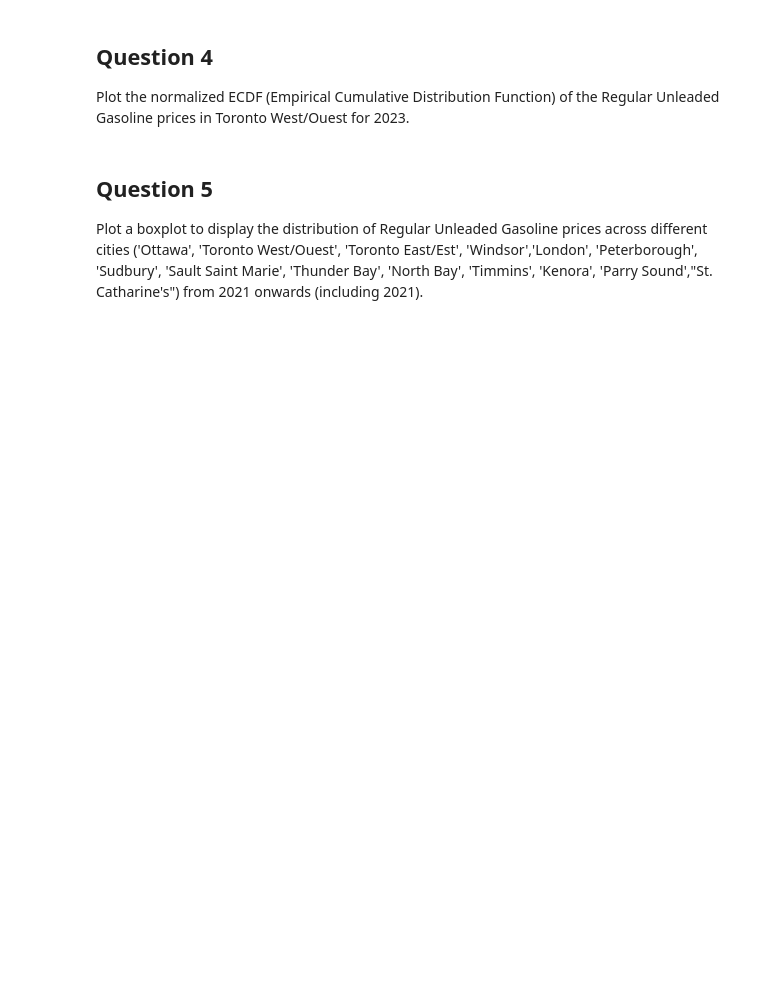
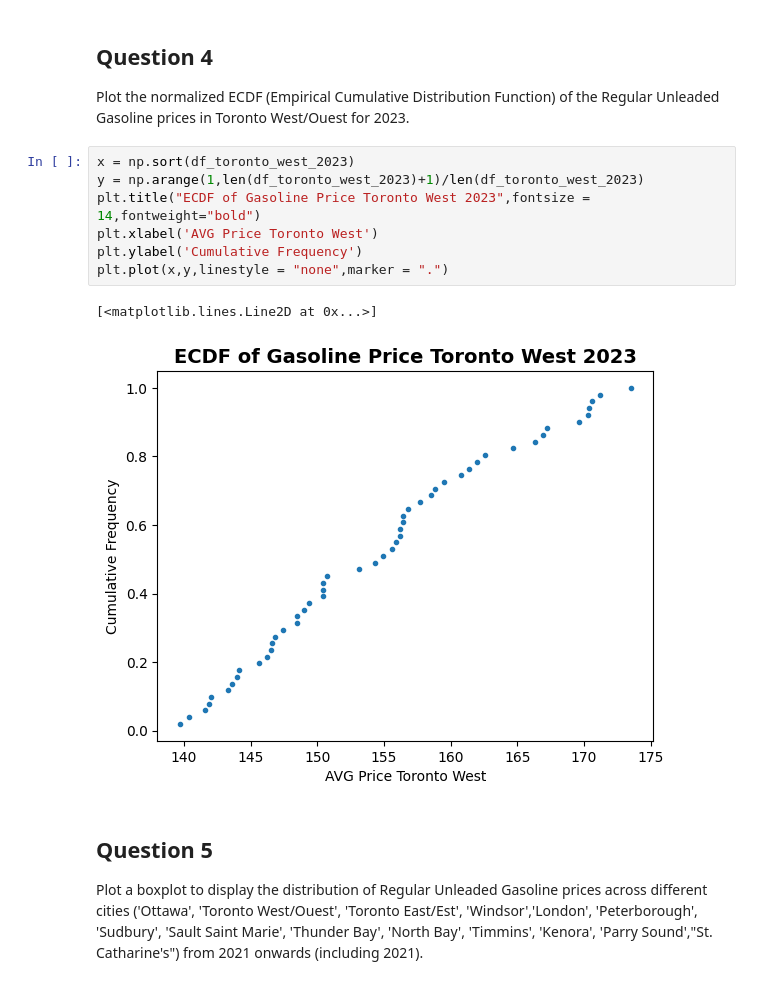
Before and after one commit to swiftxo/CP321, a Jupyter notebook: A1.ipynb, the cells around one changed output. Saved outputs shown, nothing was run; the diff lists cells and outputs as text; blank space fills up the shorter version.

```diff
--- a/A1.ipynb
+++ b/A1.ipynb
@@ -100,6 +98,16 @@ plt.hist(df_toronto_west_2023,bins=15,edgecolor = 'black')
 ## Question 4
 
 Plot the normalized ECDF (Empirical Cumulative Distribution Function) of the Regular Unleaded Gasoline prices in Toronto West/Ouest for 2023.
+# %%
+x = np.sort(df_toronto_west_2023)
+y = np.arange(1,len(df_toronto_west_2023)+1)/len(df_toronto_west_2023)
+plt.title("ECDF of Gasoline Price Toronto West 2023",fontsize = 14,fontweight="bold")
+plt.xlabel('AVG Price Toronto West')
+plt.ylabel('Cumulative Frequency')
+plt.plot(x,y,linestyle = "none",marker = ".")
+# %% [output]
+[<matplotlib.lines.Line2D at 0x...>]
+[figure, added]
 # %% [markdown]
 ## Question 5
 
```
Also changed, not shown: parts of 4 cells of this notebook.
